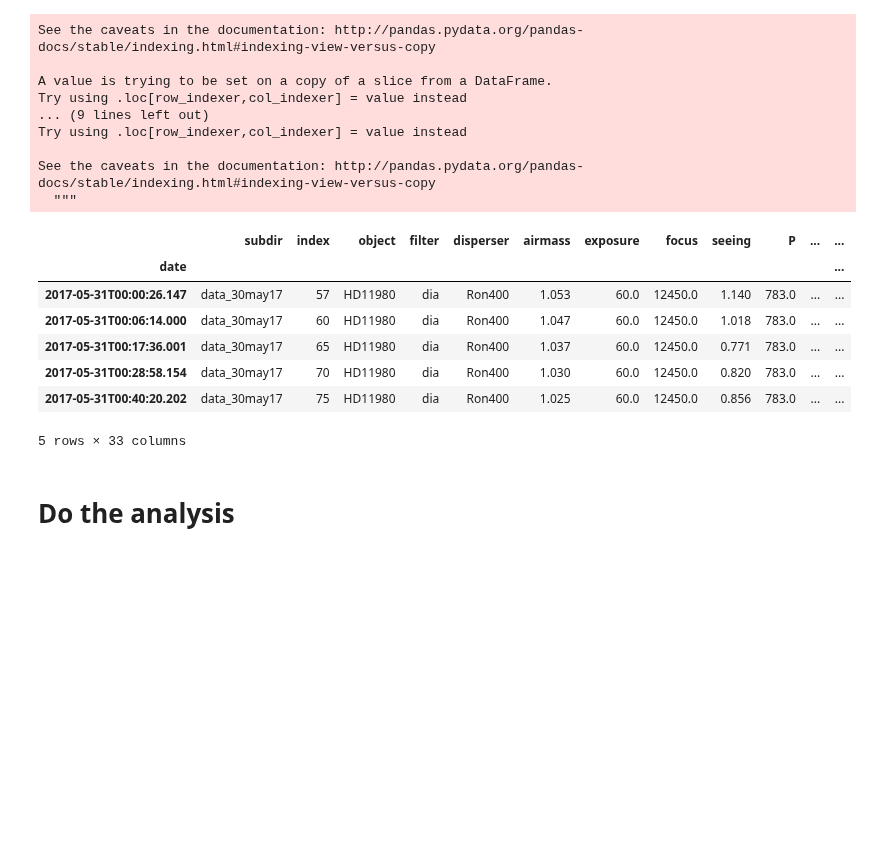
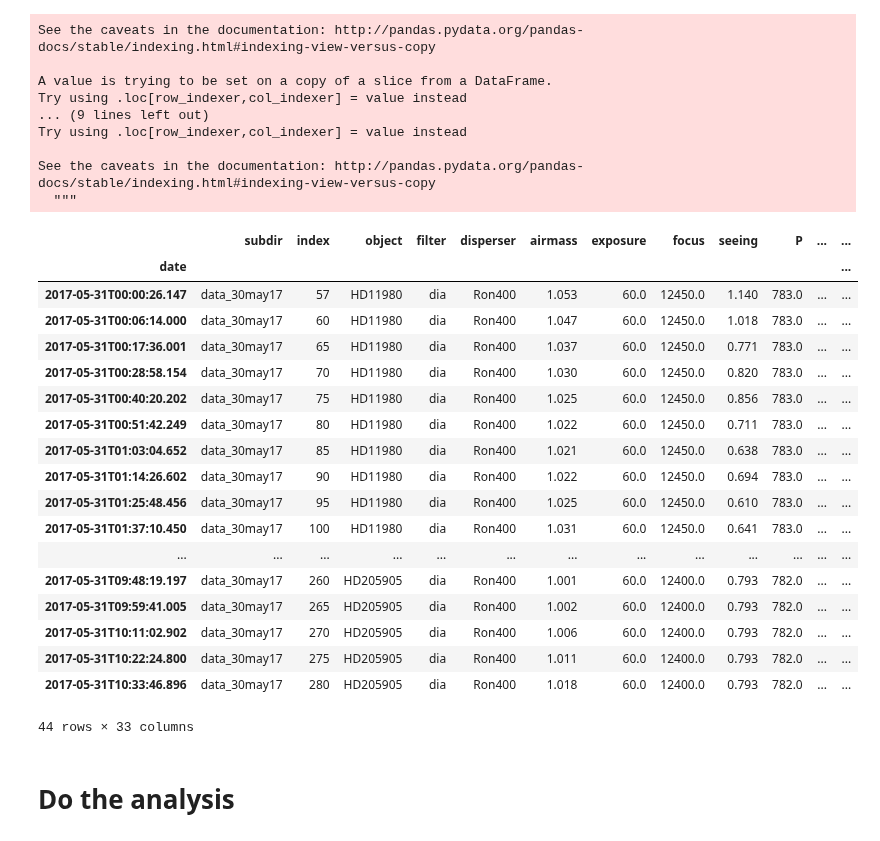
Before and after one commit to sylvielsstfr/GMAOMERRA2, a Jupyter notebook: atmparamcomp/CompareAtmParametersCTIO2017.ipynb, the cells around one changed output. Cells and saved outputs as stored; diff of their text form; code cells hidden in the pictures; blank space fills up the shorter version.

```diff
--- a/atmparamcomp/CompareAtmParametersCTIO2017.ipynb
+++ b/atmparamcomp/CompareAtmParametersCTIO2017.ipynb
@@ -400,16 +397,27 @@ Try using .loc[row_indexer,col_indexer] = value instead
 See the caveats in the documentation: http://pandas.pydata.org/pandas-docs/stable/indexing.html#indexing-view-versus-copy
   """
 # %%
-df_ctio_new.head()
+df_ctio_new
 # %% [output]
 |  | subdir | index | object | filter | disperser | airmass | exposure | focus | seeing | P | ... | ... |
 | date |  |  |  |  |  |  |  |  |  |  |  | ... |
 | 2017-05-31T00:00:26.147 | data_30may17 | 57 | HD11980 | dia | Ron400 | 1.053 | 60.0 | 12450.0 | 1.140 | 783.0 | ... | ... |
 | 2017-05-31T00:06:14.000 | data_30may17 | 60 | HD11980 | dia | Ron400 | 1.047 | 60.0 | 12450.0 | 1.018 | 783.0 | ... | ... |
 | 2017-05-31T00:17:36.001 | data_30may17 | 65 | HD11980 | dia | Ron400 | 1.037 | 60.0 | 12450.0 | 0.771 | 783.0 | ... | ... |
 | 2017-05-31T00:28:58.154 | data_30may17 | 70 | HD11980 | dia | Ron400 | 1.030 | 60.0 | 12450.0 | 0.820 | 783.0 | ... | ... |
 | 2017-05-31T00:40:20.202 | data_30may17 | 75 | HD11980 | dia | Ron400 | 1.025 | 60.0 | 12450.0 | 0.856 | 783.0 | ... | ... |
+| 2017-05-31T00:51:42.249 | data_30may17 | 80 | HD11980 | dia | Ron400 | 1.022 | 60.0 | 12450.0 | 0.711 | 783.0 | ... | ... |
+| 2017-05-31T01:03:04.652 | data_30may17 | 85 | HD11980 | dia | Ron400 | 1.021 | 60.0 | 12450.0 | 0.638 | 783.0 | ... | ... |
+| 2017-05-31T01:14:26.602 | data_30may17 | 90 | HD11980 | dia | Ron400 | 1.022 | 60.0 | 12450.0 | 0.694 | 783.0 | ... | ... |
+| 2017-05-31T01:25:48.456 | data_30may17 | 95 | HD11980 | dia | Ron400 | 1.025 | 60.0 | 12450.0 | 0.610 | 783.0 | ... | ... |
+| 2017-05-31T01:37:10.450 | data_30may17 | 100 | HD11980 | dia | Ron400 | 1.031 | 60.0 | 12450.0 | 0.641 | 783.0 | ... | ... |
+| ... | ... | ... | ... | ... | ... | ... | ... | ... | ... | ... | ... | ... |
+| 2017-05-31T09:48:19.197 | data_30may17 | 260 | HD205905 | dia | Ron400 | 1.001 | 60.0 | 12400.0 | 0.793 | 782.0 | ... | ... |
+| 2017-05-31T09:59:41.005 | data_30may17 | 265 | HD205905 | dia | Ron400 | 1.002 | 60.0 | 12400.0 | 0.793 | 782.0 | ... | ... |
+| 2017-05-31T10:11:02.902 | data_30may17 | 270 | HD205905 | dia | Ron400 | 1.006 | 60.0 | 12400.0 | 0.793 | 782.0 | ... | ... |
+| 2017-05-31T10:22:24.800 | data_30may17 | 275 | HD205905 | dia | Ron400 | 1.011 | 60.0 | 12400.0 | 0.793 | 782.0 | ... | ... |
+| 2017-05-31T10:33:46.896 | data_30may17 | 280 | HD205905 | dia | Ron400 | 1.018 | 60.0 | 12400.0 | 0.793 | 782.0 | ... | ... |
-5 rows × 33 columns
+44 rows × 33 columns
 # %% [markdown]
 # Do the analysis
 # %%
```
Also changed, not shown: parts of 2 cells of this notebook.
